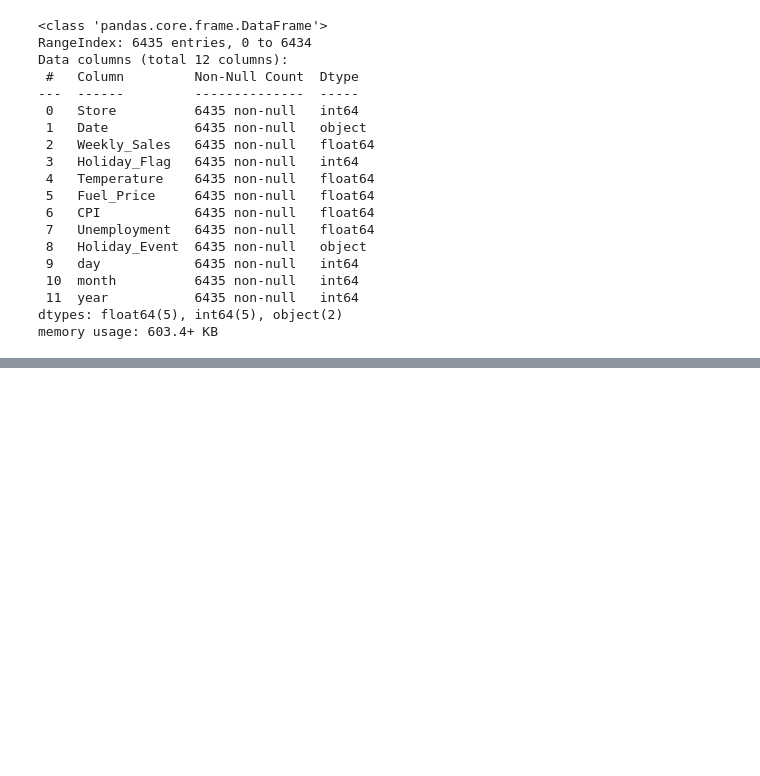
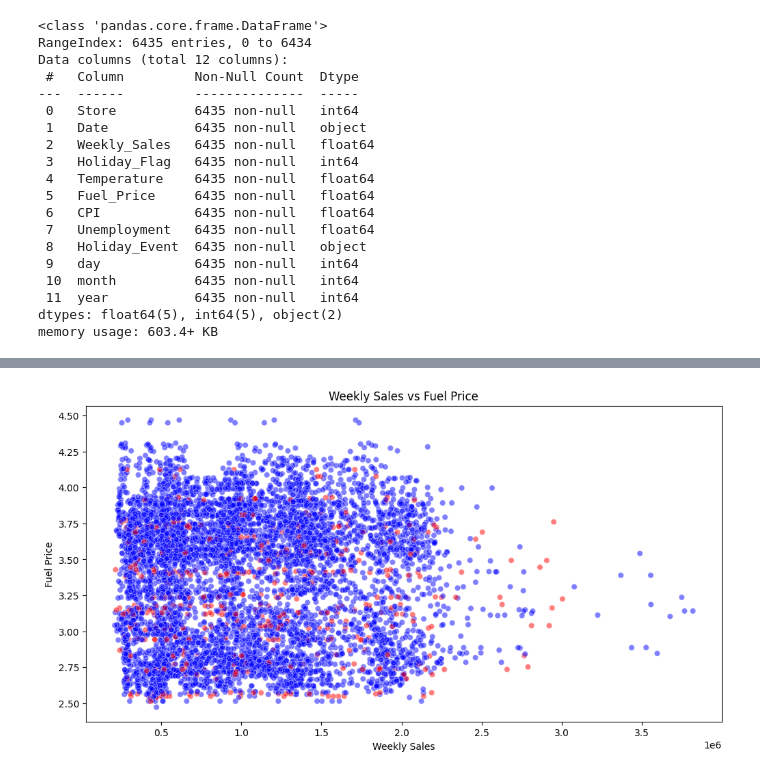
Before and after one commit to bdk-333/Walmart-Sales-Analysis, a Jupyter notebook: notebooks/02_exploratory_data_analysis.ipynb, the cells around one changed output, grey strips where cells are left out. Cells and saved outputs as stored; diff of their text form; code cells hidden in the pictures; blank space fills up the shorter version.

```diff
--- a/notebooks/02_exploratory_data_analysis.ipynb
+++ b/notebooks/02_exploratory_data_analysis.ipynb
@@ -37,0 +133,10 @@ memory usage: 603.4+ KB
+# %%
+plt.figure(figsize=(12, 6))
+
+sns.scatterplot(data=df, x='Weekly_Sales', y='Fuel_Price', color=df['Holiday_Flag'].map({0: 'blue', 1: 'red'}), alpha=0.5)
+plt.xlabel('Weekly Sales')
+plt.ylabel('Fuel Price')
+plt.title('Weekly Sales vs Fuel Price')
+plt.show()
+# %% [output]
+[figure, added]
```
Also changed, not shown: parts of 24 cells of this notebook.
